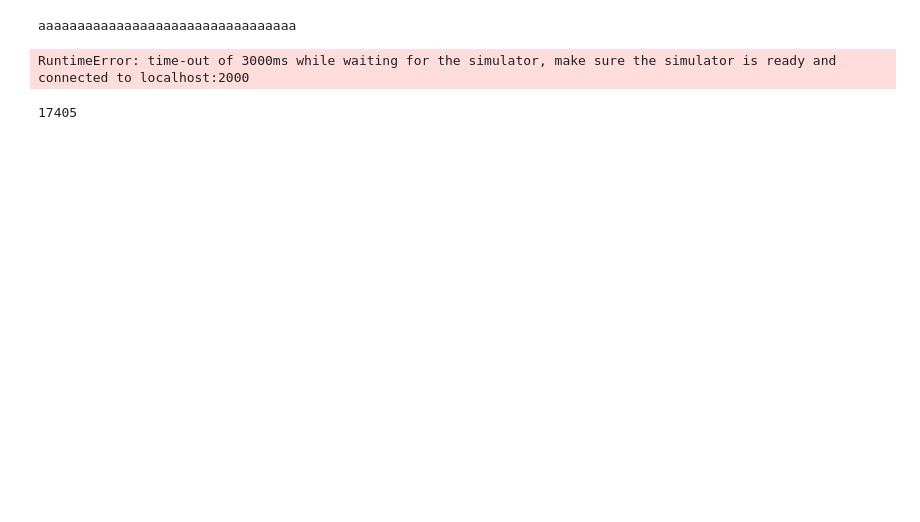
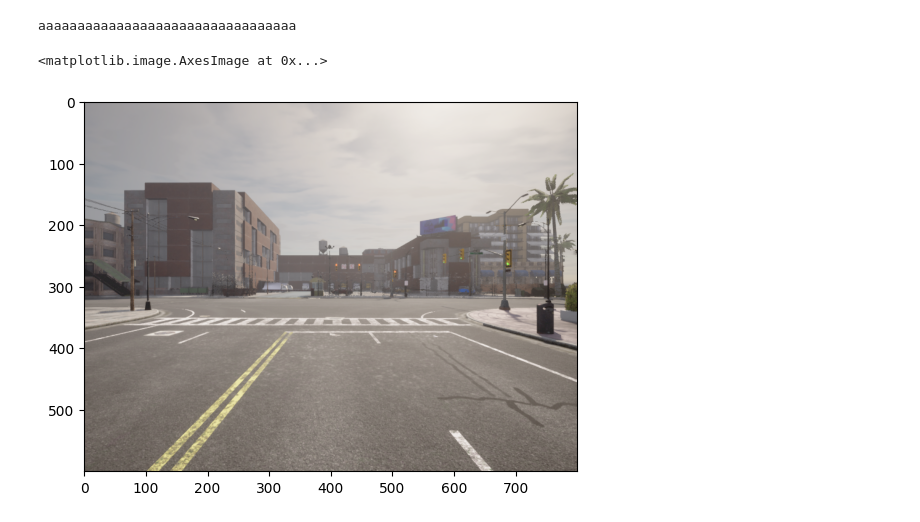
Before and after one commit to neetmehta/carla_data_tools, a Jupyter notebook: test.ipynb, the cells around one changed output. Saved outputs shown, nothing was run; the diff lists cells and outputs as text; code cells hidden in the pictures; blank space fills up the shorter version.

```diff
--- a/test.ipynb
+++ b/test.ipynb
@@ -160,8 +160,21 @@ aaaaaaaaaaaaaaaaaaaaaaaaaaaaaaaaa
 from world import CarlaWorld
 from ego_vehicle import EgoVehicle
 import yaml
-def callback(x):
-    print(x)
+import cv2
+import numpy as np
+def retrive_data(sensor_queue, frame_id, timeout):
+    while True:
+        data = sensor_queue.get(timeout=timeout)
+        if data.frame == frame_id:
+            return data
+def process_image(image):
+    image = data['camera1']
+    array = np.frombuffer(image.raw_data, dtype=np.dtype("uint8"))
+    array = np.reshape(array, (image.height, image.width, 4))
+    array = array[:, :, :3]
+    array = array[:, :, ::-1]
+    return array
+
 with open('cfg\\vehicle_cfg.yaml', 'r') as f:
     vehicle_cfg = yaml.safe_load(f)
 
@@ -174,22 +187,42 @@ bp_lib = carla_world.world.get_blueprint_library()
 ego_vehicle = EgoVehicle(bp_lib, vehicle_cfg)
 ego_vehicle.spwan_ego_vehicle(carla_world.world)
 ego_vehicle.sensor_setup(carla_world.world)
+ego_vehicle.ego_vehicle.set_autopilot(True)
+for sensor_name, sensor in ego_vehicle.sensors.items():
+    sensor.listen(ego_vehicle.sensors_queues[sensor_name].put)
 carla_world.set_synchronous()
 
 i=0
 while i<100:
-    carla_world.world.tick()
-    frame = carla_world.world.wait_for_tick()
-    print(frame)
-    i += 1
+    data = {}
+    frame_id = carla_world.tick()
+    for sensor_name, sensor in ego_vehicle.sensors.items():
+        data[sensor_name] = retrive_data(ego_vehicle.sensors_queues[sensor_name], frame_id, 2.0)
 
+    array = process_image(data['camera1'])
+    cv2.imshow('RGB Camera', array)
+
+    # Quit if user presses 'q'
+    if cv2.waitKey(1) == ord('q'):
+        cv2.destroyAllWindows()
+
+        break
+        i += 1
+carla_world.restore()
 # carla_world.destroy_actors()
-# %% [output]
-RuntimeError: time-out of 3000ms while waiting for the simulator, make sure the simulator is ready and connected to localhost:2000
 # %%
 carla_world.restore()
 carla_world.destroy_actors()
-# %%
-frame
-# %% [output]
-17405
+# %%
+import numpy as np
+import matplotlib.pyplot as plt
+image = data['camera1']
+# image.convert(carla.ColorConverter.Raw)
+array = np.frombuffer(image.raw_data, dtype=np.dtype("uint8"))
+array = np.reshape(array, (image.height, image.width, 4))
+array = array[:, :, :3]
+array = array[:, :, ::-1]
+plt.imshow(array)
+# %% [output]
+<matplotlib.image.AxesImage at 0x...>
+[figure, added]
```
Also changed, not shown: 5 other files.
